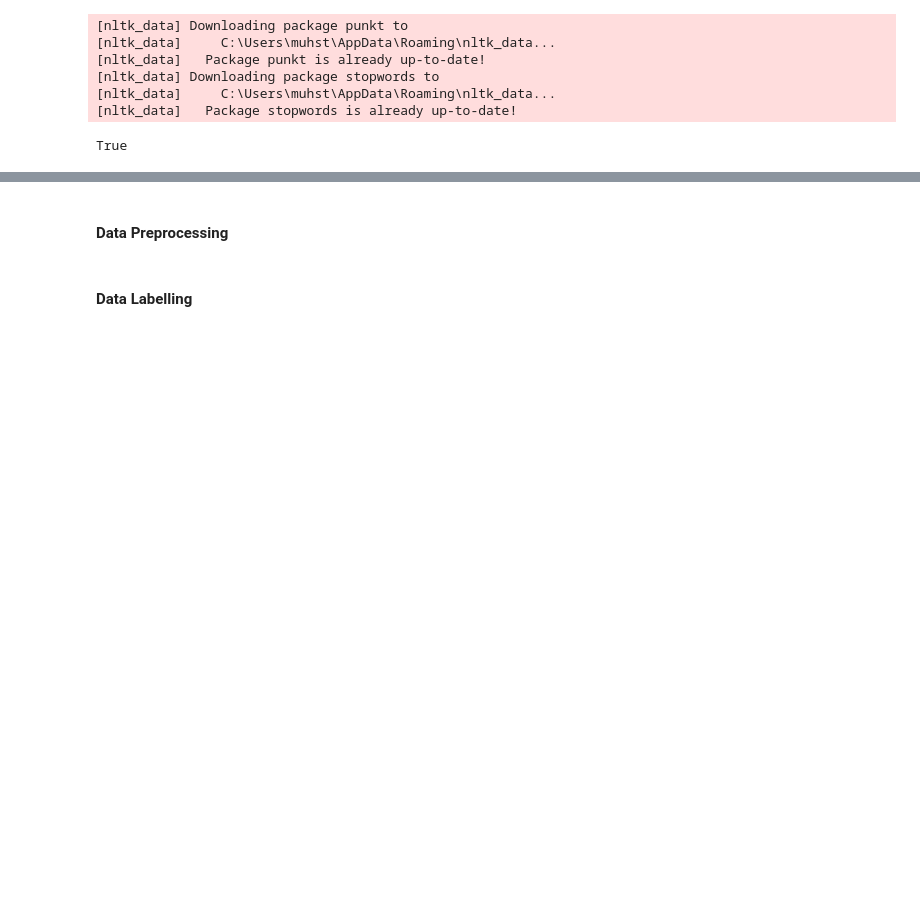
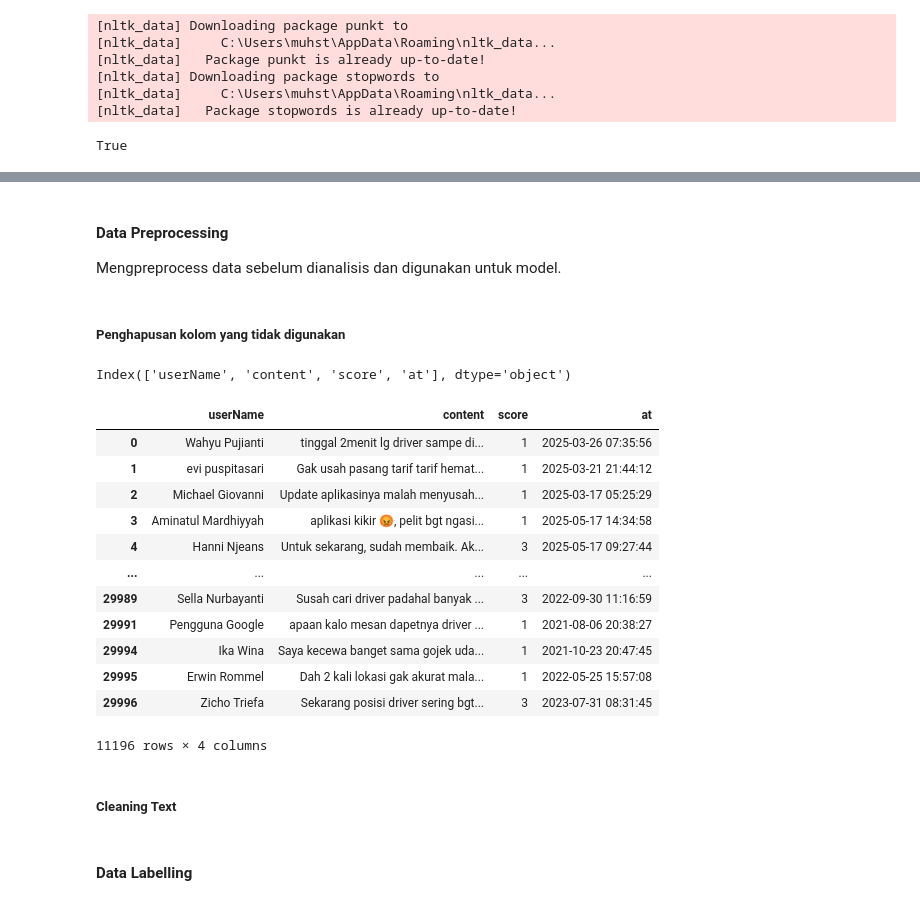
Before and after one commit to farhanakml/Self-Projects, a Jupyter notebook: Gojek Sentiment Analysis/data_preprocessing.ipynb, the cells around one changed output, grey strips where cells are left out. Drawn from its saved outputs; the diff is of its cells as text; code cells hidden in the pictures; blank space fills up the shorter version.

```diff
--- a/Gojek Sentiment Analysis/data_preprocessing.ipynb
+++ b/Gojek Sentiment Analysis/data_preprocessing.ipynb
@@ -90,5 +101,33 @@ memory usage: 799.2+ KB
 # %% [markdown]
 #### Data Preprocessing
+
+Mengpreprocess data sebelum dianalisis dan digunakan untuk model.
+# %% [markdown]
+##### Penghapusan kolom yang tidak digunakan
+# %%
+df = df.drop(columns=['reviewId', 'userImage', 'thumbsUpCount', 'reviewCreatedVersion', 'replyContent',
+                      'repliedAt', 'appVersion'])
+print(df.columns)
+# %% [output]
+Index(['userName', 'content', 'score', 'at'], dtype='object')
+# %%
+df
+# %% [output]
+|  | userName | content | score | at |
+| 0 | Wahyu Pujianti | tinggal 2menit lg driver sampe di... | 1 | 2025-03-26 07:35:56 |
+| 1 | evi puspitasari | Gak usah pasang tarif tarif hemat... | 1 | 2025-03-21 21:44:12 |
+| 2 | Michael Giovanni | Update aplikasinya malah menyusah... | 1 | 2025-03-17 05:25:29 |
+| 3 | Aminatul Mardhiyyah | aplikasi kikir 😡, pelit bgt ngasi... | 1 | 2025-05-17 14:34:58 |
+| 4 | Hanni Njeans | Untuk sekarang, sudah membaik. Ak... | 3 | 2025-05-17 09:27:44 |
+| ... | ... | ... | ... | ... |
+| 29989 | Sella Nurbayanti | Susah cari driver padahal banyak ... | 3 | 2022-09-30 11:16:59 |
+| 29991 | Pengguna Google | apaan kalo mesan dapetnya driver ... | 1 | 2021-08-06 20:38:27 |
+| 29994 | Ika Wina | Saya kecewa banget sama gojek uda... | 1 | 2021-10-23 20:47:45 |
+| 29995 | Erwin Rommel | Dah 2 kali lokasi gak akurat mala... | 1 | 2022-05-25 15:57:08 |
+| 29996 | Zicho Triefa | Sekarang posisi driver sering bgt... | 3 | 2023-07-31 08:31:45 |
+11196 rows × 4 columns
+# %% [markdown]
+##### Cleaning Text
 # %%
 def cleaningText(text):
     text = re.sub(r'@[A-Za-z0-9]+', '', text) # menghapus mention
```
Also changed, not shown: parts of 13 cells of this notebook, 17 other files.
